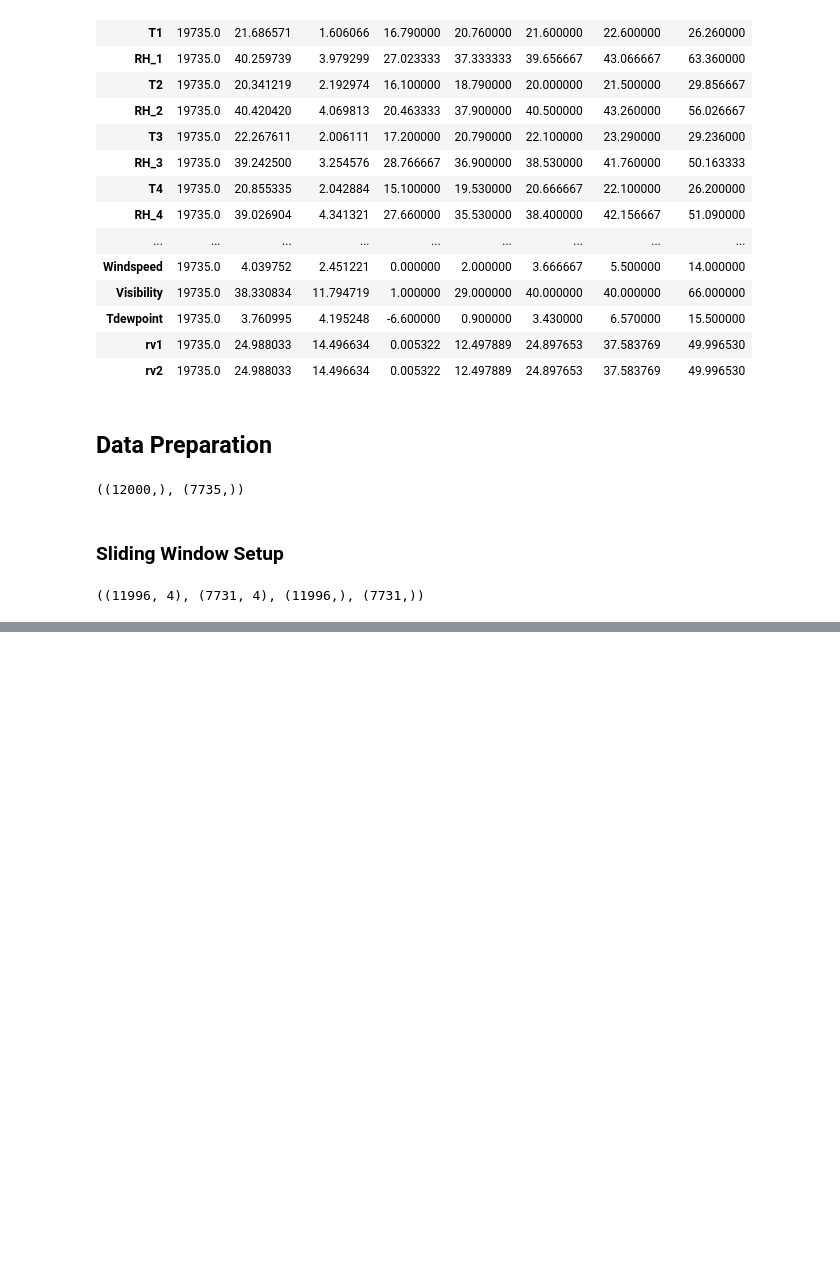
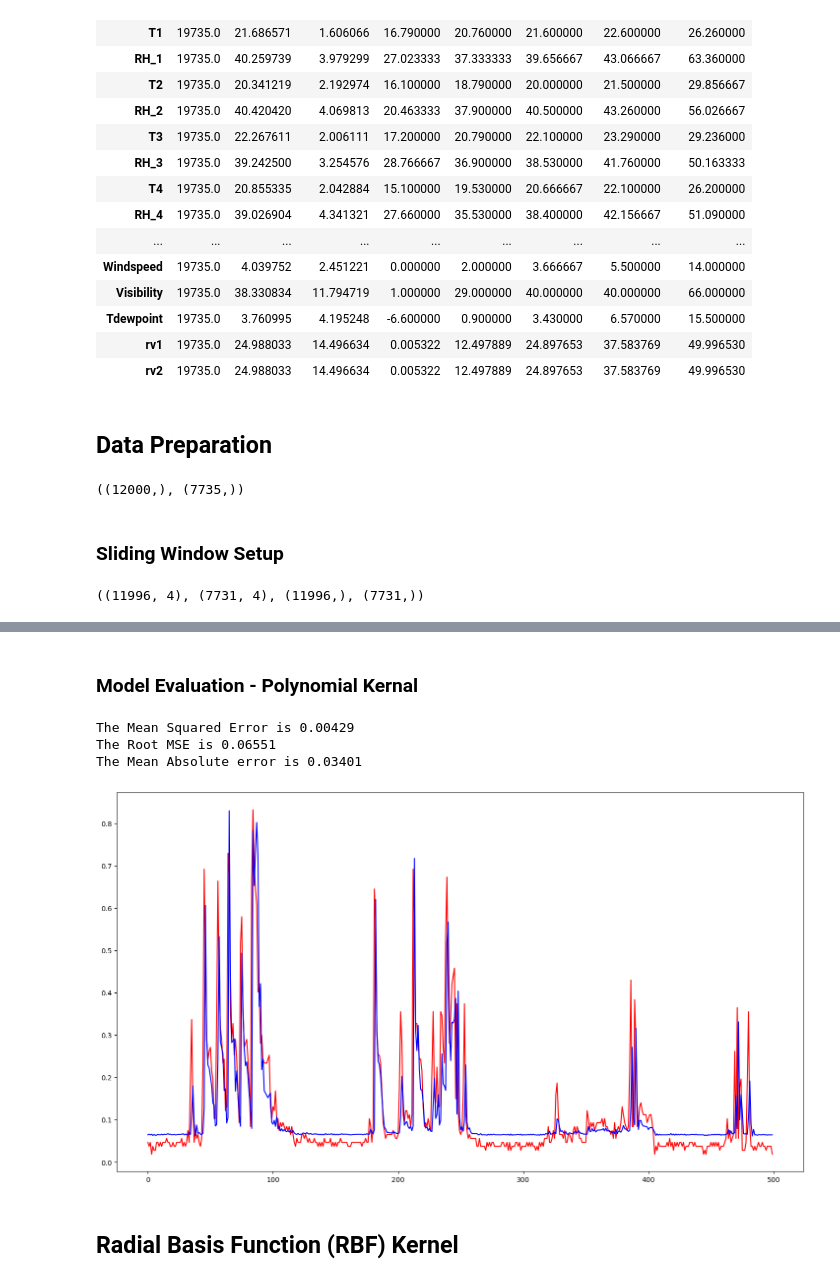
Before and after one commit to cmurray4492/PythonProjects, a Jupyter notebook: Machine_Learning/Support Vector Time Series/SVR_Time_Series_Example.ipynb, the cells around one changed output, grey strips where cells are left out. Drawn from its saved outputs; the diff is of its cells as text; code cells hidden in the pictures; blank space fills up the shorter version.

```diff
--- a/Machine_Learning/Support Vector Time Series/SVR_Time_Series_Example.ipynb
+++ b/Machine_Learning/Support Vector Time Series/SVR_Time_Series_Example.ipynb
@@ -118,0 +174,9 @@ NameError: name 'lsvr_search' is not defined
+# %%
+%%time
+param = {'C':10**np.linspace(-3,3,101), 'epsilon':np.linspace(0,0.1,21), 'degree':[2,3,4]}
+
+psvr = SVR(kernel='poly',max_iter=25000,cache_size=2000)
+
+psvr_search = BayesSearchCV(psvr,param,n_iter=25,cv=TimeSeriesSplit(n_splits=5,gap=w+1),
+                            scoring=make_scorer(mean_squared_error,greater_is_better=False),n_jobs=-1,refit=True,random_state=0)
+psvr_search.fit(X_train_w,y_train_w)
@@ -118,0 +209,21 @@ NameError: name 'lsvr_search' is not defined
+# %% [markdown]
+### Model Evaluation - Polynomial Kernal
+# %%
+MSE = mean_squared_error(y_test_w, psvr_search.predict(X_test_w))
+MAE = mean_absolute_error(y_test_w, psvr_search.predict(X_test_w))
+RMSE = np.sqrt(MSE)
+print(f"The Mean Squared Error is {MSE:.5f}")
+print(f"The Root MSE is {RMSE:.5f}")
+print(f"The Mean Absolute error is {MAE:.5f}")
+# %% [output]
+The Mean Squared Error is 0.00429
+The Root MSE is 0.06551
+The Mean Absolute error is 0.03401
+# %%
+plt.figure(figsize=(18,10))
+plt.plot(y_test_w[:500],'red')
+plt.plot(psvr_search.predict(X_test_w[:500,:]), 'b');
+# %% [output]
+[figure, added]
+# %% [markdown]
+## Radial Basis Function (RBF) Kernel
```
Also changed, not shown: parts of 21 cells of this notebook.
